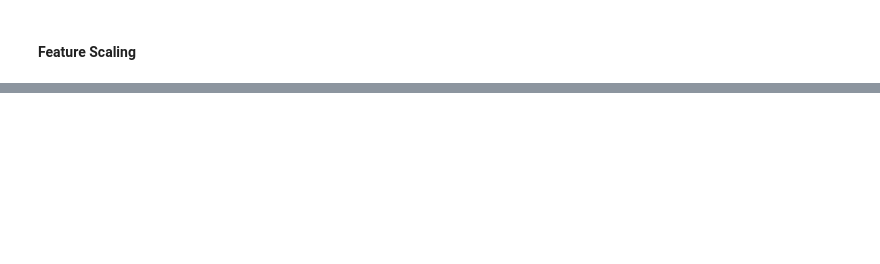
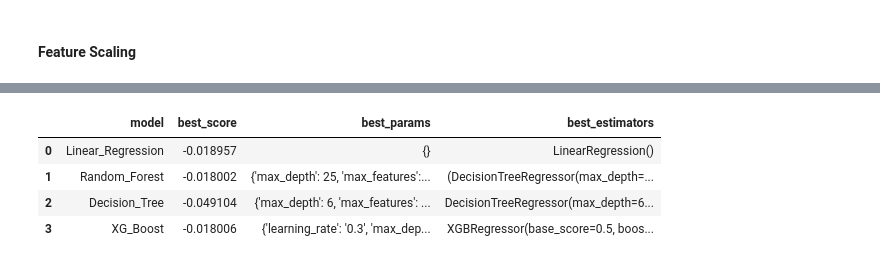
Before and after one commit to smahale6/Datascience-Projects, a Jupyter notebook: Machine and Deep learning Projects/Advanced House Price Prediction/Advanced House Price Prediction.ipynb, the cells around one changed output, grey strips where cells are left out. Saved outputs shown, nothing was run; the diff lists cells and outputs as text; code cells hidden in the pictures; blank space fills up the shorter version.

```diff
--- a/Machine and Deep learning Projects/Advanced House Price Prediction/Advanced House Price Prediction.ipynb
+++ b/Machine and Deep learning Projects/Advanced House Price Prediction/Advanced House Price Prediction.ipynb
@@ -591,0 +700,2 @@ ValueError: could not convert string to float: 'RL'
+# %%
+X_train=dataset.drop(['Id','SalePrice'],axis=1)
@@ -591,0 +704,11 @@ ValueError: could not convert string to float: 'RL'
+# %%
+
+# first, I specify the Lasso Regression model, and I
+# select a suitable alpha (equivalent of penalty).
+# The bigger the alpha the less features that will be selected.
+
+# Then I use the selectFromModel object from sklearn, which
+# will select the features which coefficients are non-zero
+
+feature_sel_model = SelectFromModel(Lasso(alpha=0.005, random_state=0)) # remember to set the seed, the random state in this function
+feature_sel_model.fit(X_train, y_train)
@@ -591,0 +730,9 @@ ValueError: could not convert string to float: 'RL'
+# %%
+# let's print the number of total and selected features
+
+# this is how we can make a list of the selected features
+selected_feat = X_train.columns[(feature_sel_model.get_support())]
+
+# let's print some stats
+print('total features: {}'.format((X_train.shape[1])))
+print('selected features: {}'.format(len(selected_feat)))
@@ -591,0 +751,2 @@ ValueError: could not convert string to float: 'RL'
+# %%
+X_train = X_train[selected_feat]
@@ -591,0 +831,8 @@ ValueError: could not convert string to float: 'RL'
+# %%
+hyperparameter_tuning_results
+# %% [output]
+|  | model | best_score | best_params | best_estimators |
+| 0 | Linear_Regression | -0.018957 | {} | LinearRegression() |
+| 1 | Random_Forest | -0.018002 | {'max_depth': 25, 'max_features':... | (DecisionTreeRegressor(max_depth=... |
+| 2 | Decision_Tree | -0.049104 | {'max_depth': 6, 'max_features': ... | DecisionTreeRegressor(max_depth=6... |
+| 3 | XG_Boost | -0.018006 | {'learning_rate': '0.3', 'max_dep... | XGBRegressor(base_score=0.5, boos... |
```
Also changed, not shown: parts of 39 cells of this notebook.
